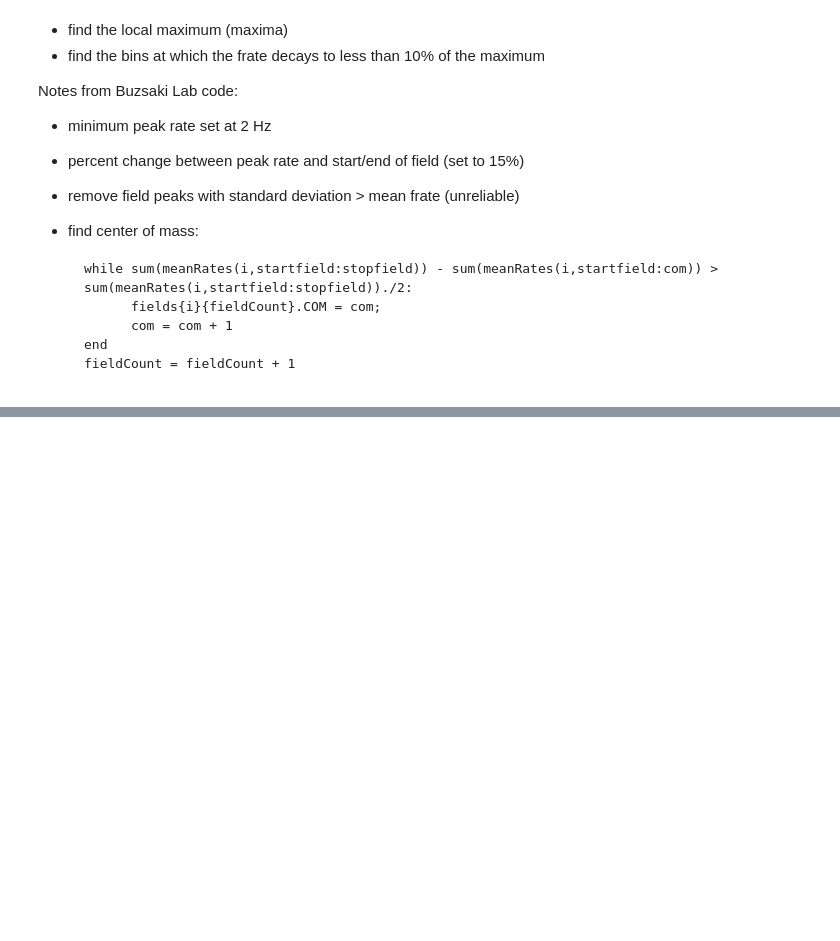
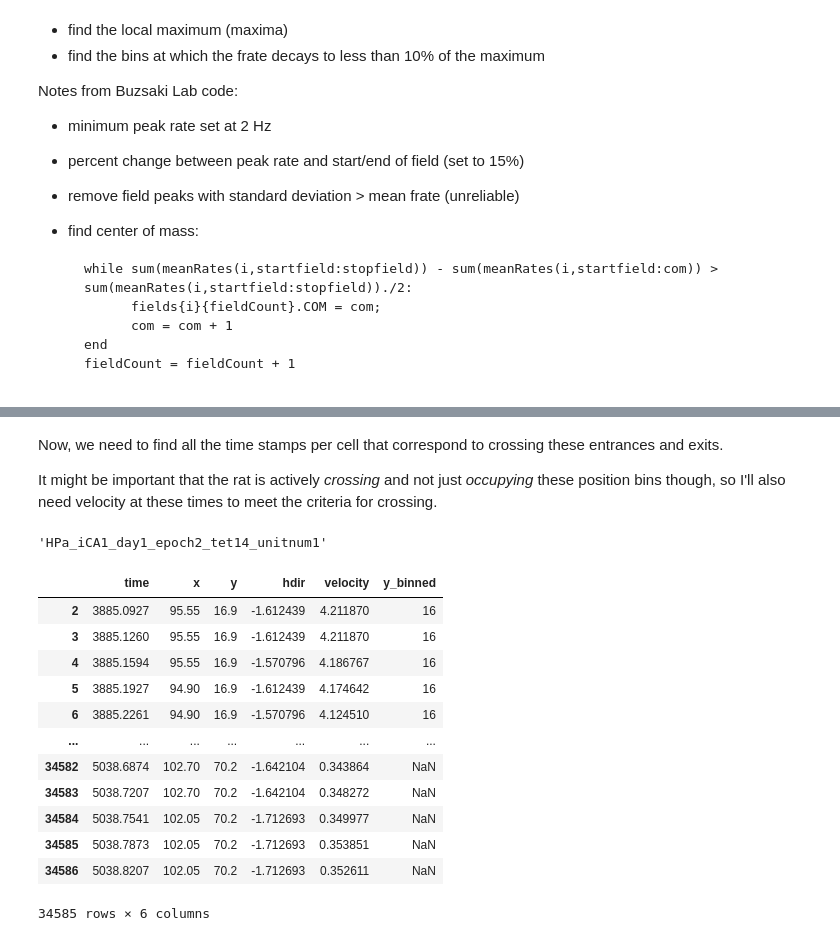
Before and after one commit to pdrivier/phase_precession, a Jupyter notebook: place_fields.ipynb, the cells around one changed output, grey strips where cells are left out. Cells and saved outputs as stored; diff of their text form; code cells hidden in the pictures; blank space fills up the shorter version.

```diff
--- a/place_fields.ipynb
+++ b/place_fields.ipynb
@@ -451,0 +464,34 @@ edges_df.reset_index()
+# %% [markdown]
+Now, we need to find all the time stamps per cell that correspond to crossing these entrances and exits.
+
+It might be important that the rat is actively _crossing_ and not just _occupying_ these position bins though, so I'll also need velocity at these times to meet the criteria for crossing.
+# %%
+cell
+# %% [output]
+'HPa_iCA1_day1_epoch2_tet14_unitnum1'
+# %%
+pos_binning = 50
+pos_bineds = np.linspace(0,pos_binning,pos_binning)
+labels = np.linspace(0,pos_binning-1,pos_binning-1)
+labels = [int(i) for i in labels]
+posdf['y_binned'] = pd.cut(posdf['y'],
+                           labels=labels,
+                           bins=pos_bineds,
+                           include_lowest=True
+                          )
+# %%
+posdf
+# %% [output]
+|  | time | x | y | hdir | velocity | y_binned |
+| 2 | 3885.0927 | 95.55 | 16.9 | -1.612439 | 4.211870 | 16 |
+| 3 | 3885.1260 | 95.55 | 16.9 | -1.612439 | 4.211870 | 16 |
+| 4 | 3885.1594 | 95.55 | 16.9 | -1.570796 | 4.186767 | 16 |
+| 5 | 3885.1927 | 94.90 | 16.9 | -1.612439 | 4.174642 | 16 |
+| 6 | 3885.2261 | 94.90 | 16.9 | -1.570796 | 4.124510 | 16 |
+| ... | ... | ... | ... | ... | ... | ... |
+| 34582 | 5038.6874 | 102.70 | 70.2 | -1.642104 | 0.343864 | NaN |
+| 34583 | 5038.7207 | 102.70 | 70.2 | -1.642104 | 0.348272 | NaN |
+| 34584 | 5038.7541 | 102.05 | 70.2 | -1.712693 | 0.349977 | NaN |
+| 34585 | 5038.7873 | 102.05 | 70.2 | -1.712693 | 0.353851 | NaN |
+| 34586 | 5038.8207 | 102.05 | 70.2 | -1.712693 | 0.352611 | NaN |
+34585 rows × 6 columns
```
Also changed, not shown: parts of 28 cells of this notebook.
